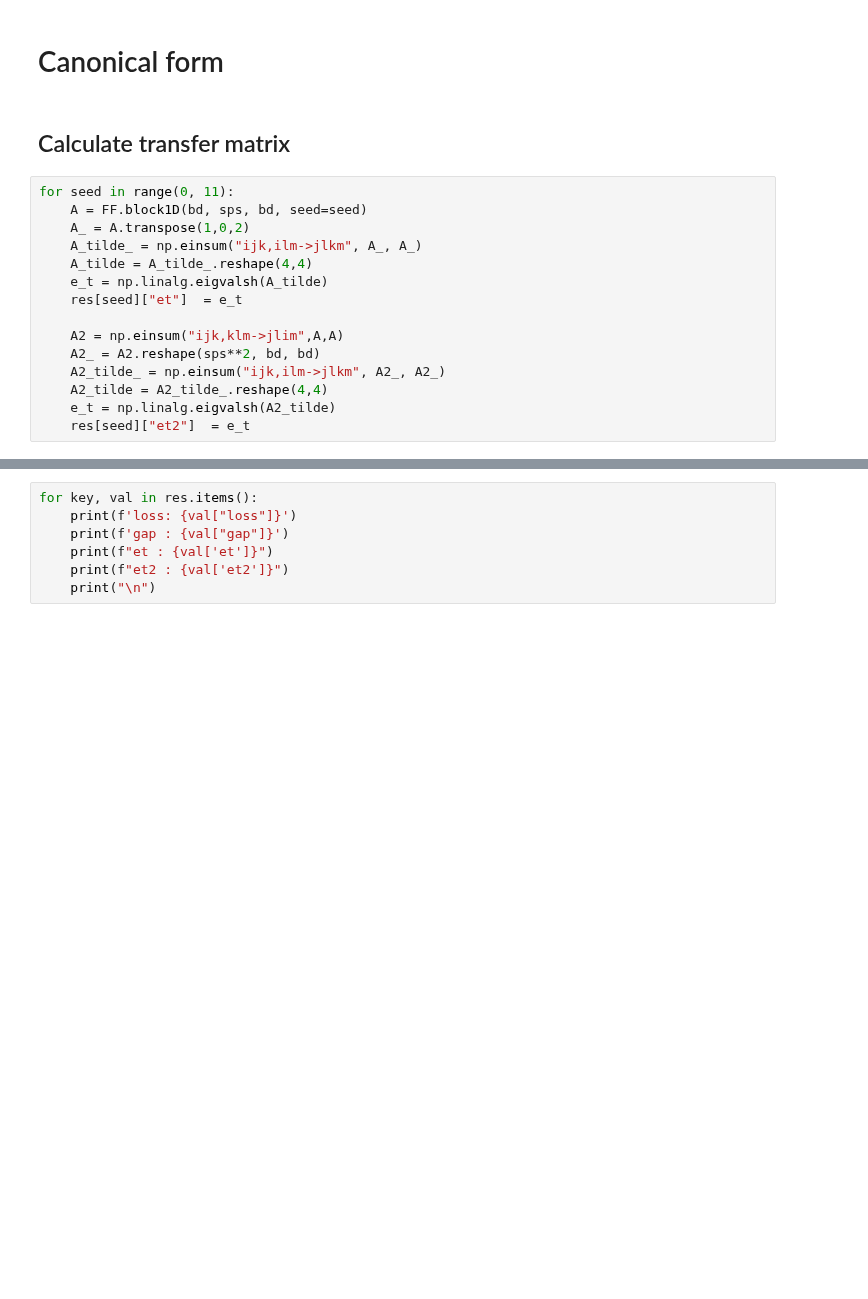
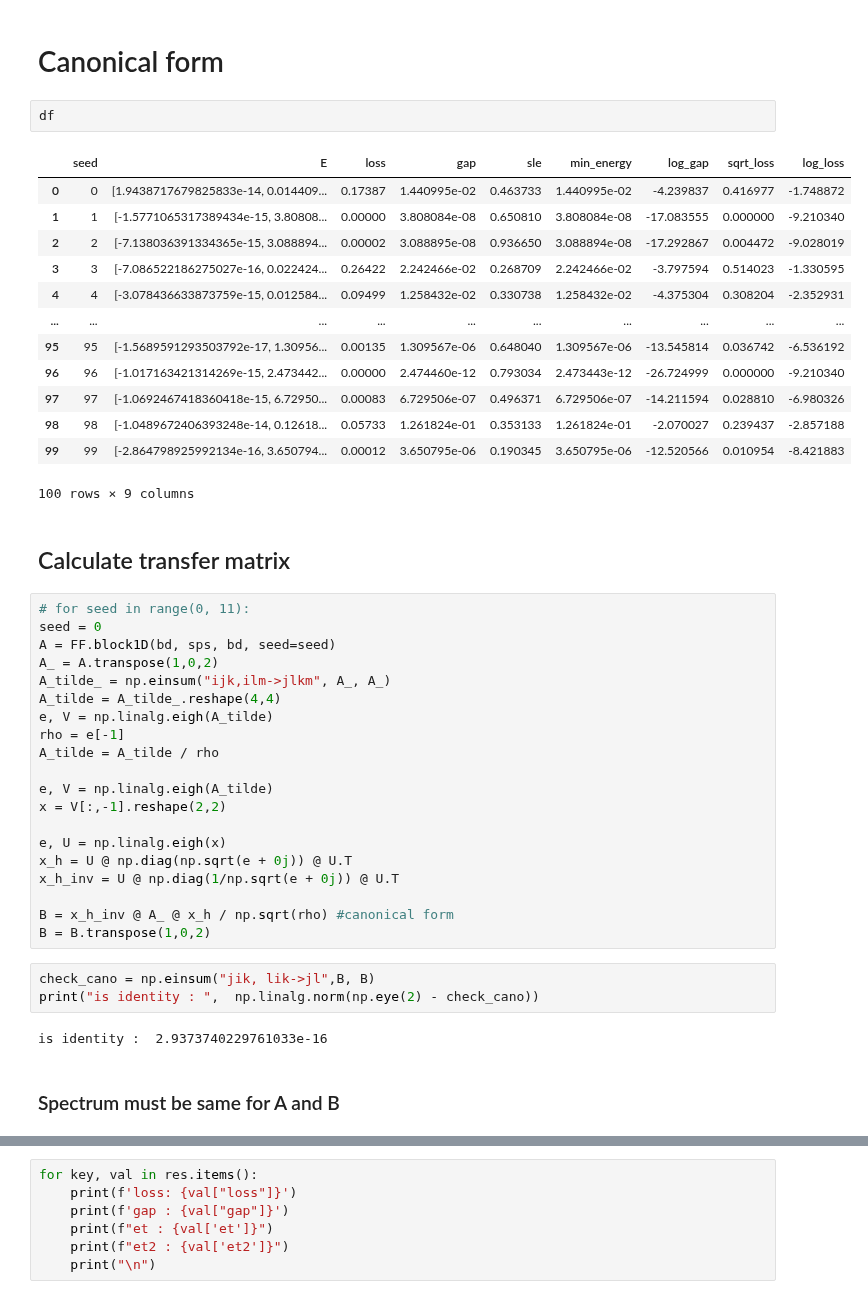
Before and after one commit to MKrbm/worms, a Jupyter notebook: python/rmsKit/visualize/MPS_property.ipynb, the cells around one changed output, grey strips where cells are left out. Drawn from its saved outputs; the diff is of its cells as text; blank space fills up the shorter version.

```diff
--- a/python/rmsKit/visualize/MPS_property.ipynb
+++ b/python/rmsKit/visualize/MPS_property.ipynb
@@ -83,20 +162,48 @@ plt.show()
 tbd
 # %% [markdown]
 # Canonical form
+# %%
+df
+# %% [output]
+|  | seed | E | loss | gap | sle | min_energy | log_gap | sqrt_loss | log_loss |
+| 0 | 0 | [1.9438717679825833e-14, 0.014409... | 0.17387 | 1.440995e-02 | 0.463733 | 1.440995e-02 | -4.239837 | 0.416977 | -1.748872 |
+| 1 | 1 | [-1.5771065317389434e-15, 3.80808... | 0.00000 | 3.808084e-08 | 0.650810 | 3.808084e-08 | -17.083555 | 0.000000 | -9.210340 |
+| 2 | 2 | [-7.138036391334365e-15, 3.088894... | 0.00002 | 3.088895e-08 | 0.936650 | 3.088894e-08 | -17.292867 | 0.004472 | -9.028019 |
+| 3 | 3 | [-7.086522186275027e-16, 0.022424... | 0.26422 | 2.242466e-02 | 0.268709 | 2.242466e-02 | -3.797594 | 0.514023 | -1.330595 |
+| 4 | 4 | [-3.078436633873759e-15, 0.012584... | 0.09499 | 1.258432e-02 | 0.330738 | 1.258432e-02 | -4.375304 | 0.308204 | -2.352931 |
+| ... | ... | ... | ... | ... | ... | ... | ... | ... | ... |
+| 95 | 95 | [-1.5689591293503792e-17, 1.30956... | 0.00135 | 1.309567e-06 | 0.648040 | 1.309567e-06 | -13.545814 | 0.036742 | -6.536192 |
+| 96 | 96 | [-1.017163421314269e-15, 2.473442... | 0.00000 | 2.474460e-12 | 0.793034 | 2.473443e-12 | -26.724999 | 0.000000 | -9.210340 |
+| 97 | 97 | [-1.0692467418360418e-15, 6.72950... | 0.00083 | 6.729506e-07 | 0.496371 | 6.729506e-07 | -14.211594 | 0.028810 | -6.980326 |
+| 98 | 98 | [-1.0489672406393248e-14, 0.12618... | 0.05733 | 1.261824e-01 | 0.353133 | 1.261824e-01 | -2.070027 | 0.239437 | -2.857188 |
+| 99 | 99 | [-2.864798925992134e-16, 3.650794... | 0.00012 | 3.650795e-06 | 0.190345 | 3.650795e-06 | -12.520566 | 0.010954 | -8.421883 |
+100 rows × 9 columns
 # %% [markdown]
 ## Calculate transfer matrix
 # %%
-for seed in range(0, 11):
-    A = FF.block1D(bd, sps, bd, seed=seed)
-    A_ = A.transpose(1,0,2)
-    A_tilde_ = np.einsum("ijk,ilm->jlkm", A_, A_)
-    A_tilde = A_tilde_.reshape(4,4)
-    e_t = np.linalg.eigvalsh(A_tilde)
-    res[seed]["et"]  = e_t
+# for seed in range(0, 11):
+seed = 0
+A = FF.block1D(bd, sps, bd, seed=seed)
+A_ = A.transpose(1,0,2)
+A_tilde_ = np.einsum("ijk,ilm->jlkm", A_, A_)
+A_tilde = A_tilde_.reshape(4,4)
+e, V = np.linalg.eigh(A_tilde)
+rho = e[-1]
+A_tilde = A_tilde / rho
 
-    A2 = np.einsum("ijk,klm->jlim",A,A)
-    A2_ = A2.reshape(sps**2, bd, bd)
-    A2_tilde_ = np.einsum("ijk,ilm->jlkm", A2_, A2_)
-    A2_tilde = A2_tilde_.reshape(4,4)
-    e_t = np.linalg.eigvalsh(A2_tilde)
-    res[seed]["et2"]  = e_t
+e, V = np.linalg.eigh(A_tilde)
+x = V[:,-1].reshape(2,2)
+
+e, U = np.linalg.eigh(x)
+x_h = U @ np.diag(np.sqrt(e + 0j)) @ U.T
+x_h_inv = U @ np.diag(1/np.sqrt(e + 0j)) @ U.T
+
+B = x_h_inv @ A_ @ x_h / np.sqrt(rho) #canonical form
+B = B.transpose(1,0,2)
+# %%
+check_cano = np.einsum("jik, lik->jl",B, B)
+print("is identity : ",  np.linalg.norm(np.eye(2) - check_cano))
+# %% [output]
+is identity :  2.9373740229761033e-16
+# %% [markdown]
+### Spectrum must be same for A and B
```
Also changed, not shown: parts of 14 cells of this notebook, 3 other files.
